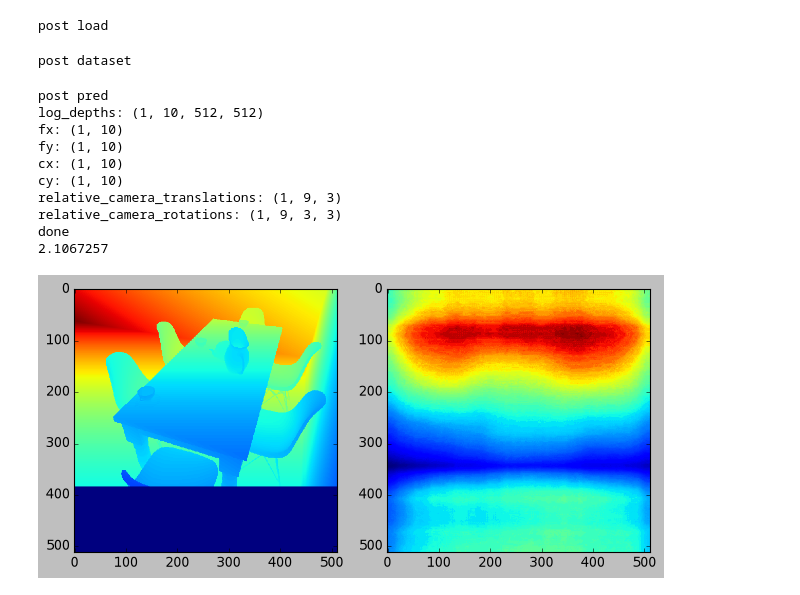
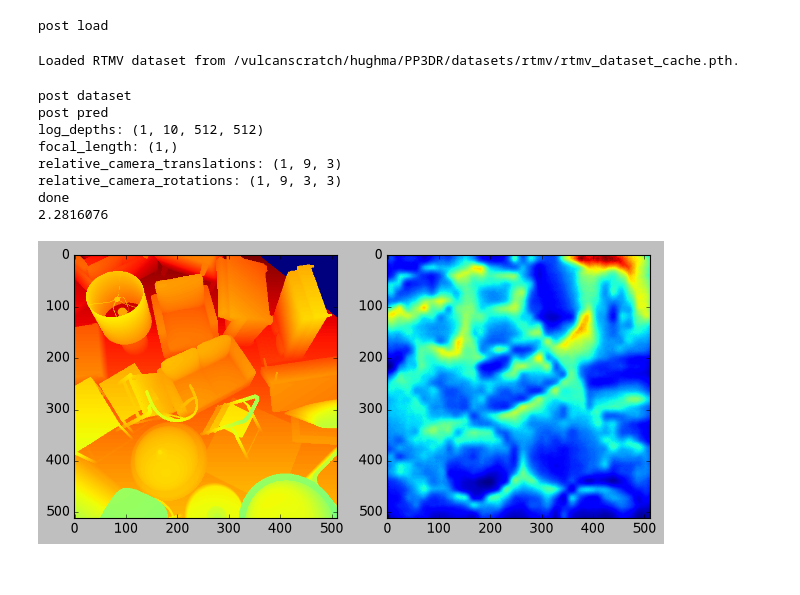
Before and after one commit to hughmathimati/PP3DR, a Jupyter notebook: PP3DR/visualise/notebook.ipynb, the cells around one changed output. Saved outputs shown, nothing was run; the diff lists cells and outputs as text; code cells hidden in the pictures.

```diff
--- a/PP3DR/visualise/notebook.ipynb
+++ b/PP3DR/visualise/notebook.ipynb
@@ -11,10 +11,10 @@ from datasets.flying_things_3d.flying_things_3d_dataset import flying_things_3d_
 from datasets.sintel.sintel_dataset import sintel_dataset
 import matplotlib.pyplot as plt
 # %%
-model = PP3DR_Dino()
+model = PP3DR()
 remove_front = False
 # I want to see which parameters are left over after loading this.
-loaded_state_dict = torch.load("/vulcanscratch/hughma/PP3DR/dino/PP3DR.pth", weights_only=True)
+loaded_state_dict = torch.load("/vulcanscratch/hughma/PP3DR/new_design_datasets-l1-normal/PP3DR.pth", weights_only=True)
 if remove_front:
     # The lines here are necessary if all the loaded state dict entries begin with an extra "module."
     new_state_dict = {}
@@ -29,39 +29,40 @@ model = model.eval().to("cuda")
 # %% [output]
 post load
 # %%
-dataset = nrgbd_dataset()
+# dataset = nrgbd_dataset()
 # dataset = flying_things_3d_dataset()
 # dataset = sintel_dataset()
+dataset = rtmv_dataset()
+# %% [output]
+Loaded RTMV dataset from /vulcanscratch/hughma/PP3DR/datasets/rtmv/rtmv_dataset_cache.pth.
 # %%
-data = dataset[0] # 8
+data = dataset[60] # 8
 print("post dataset")
 for key in data:
     data[key] = data[key].unsqueeze(0)
 with torch.amp.autocast("cuda", dtype = torch.bfloat16), torch.no_grad():
     pred = model(data['images'].to("cuda"), data['rope_x'].to("cuda"), data['rope_y'].to("cuda"))
 print("post pred")
 for key in pred:
     pred[key] = pred[key].to(torch.float32).cpu().numpy(force=True)
     print(f"{key}: {pred[key].shape}")
 print("done")
 import numpy as np
 # plt.style.use("seaborn-v0_8-darkgrid")
 plt.style.use("classic")
 fig, (a1, a2) = plt.subplots(1, 2)
+data['depths'][data['depths'] < 0] = 0
 a1.imshow(data['depths'][0][0])
 a2.imshow(np.exp(pred['log_depths'][0][0]))
 print(pred['log_depths'][0][0].mean())
 fig.tight_layout()
 # %% [output]
 post dataset
+post pred
+log_depths: (1, 10, 512, 512)
+focal_length: (1,)
+relative_camera_translations: (1, 9, 3)
+relative_camera_rotations: (1, 9, 3, 3)
+done
+2.2816076
-post pred
-log_depths: (1, 10, 512, 512)
-fx: (1, 10)
-fy: (1, 10)
-cx: (1, 10)
-cy: (1, 10)
-relative_camera_translations: (1, 9, 3)
-relative_camera_rotations: (1, 9, 3, 3)
-done
-2.1067257
-[figure, old version]
+[figure, new version]
```
Also changed, not shown: parts of 1 cell of this notebook, 13 other files.
